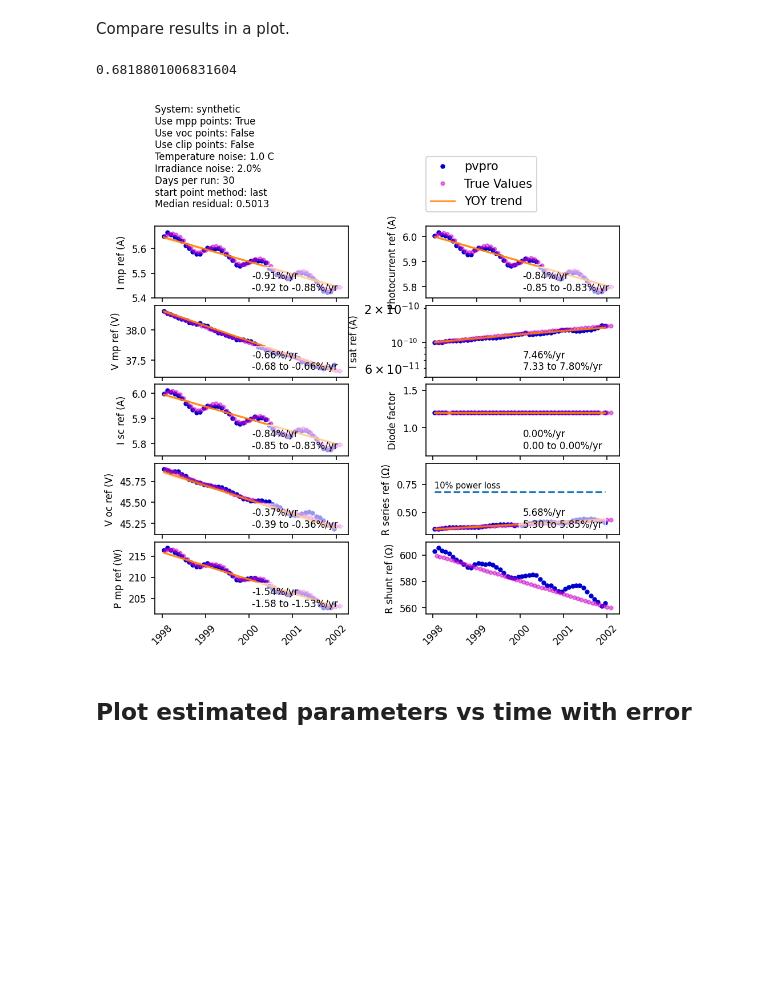
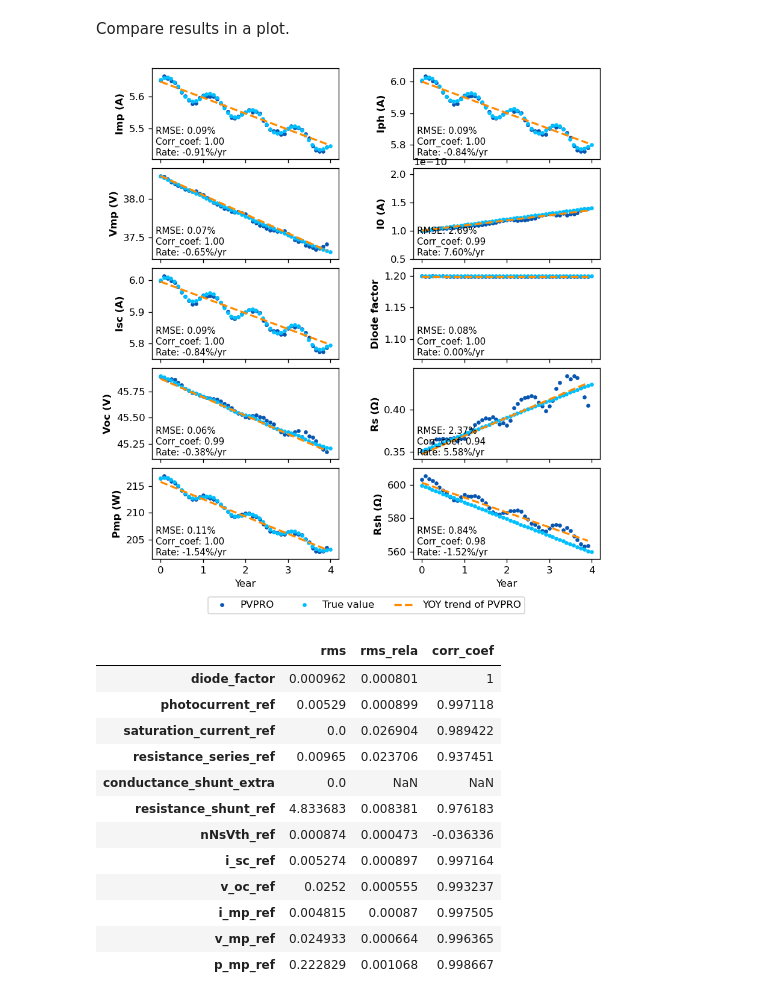
Before and after one commit to DuraMAT/pvpro, a Jupyter notebook: examples/Synthetic_analyze.ipynb, the cells around one changed output. Saved outputs shown, nothing was run; the diff lists cells and outputs as text; code cells hidden in the pictures; blank space fills up the shorter version.

Commit message:
Update of loading data, p0, plot

```diff
--- a/examples/Synthetic_analyze.ipynb
+++ b/examples/Synthetic_analyze.ipynb
@@ -43,11 +37,7 @@ from pvlib.temperature import sapm_module, sapm_cell
 # %% [markdown]
 Load data
 # %%
-import inspect
-import pvpro
-pvpro_abspath = os.path.dirname(os.path.abspath(inspect.getfile(pvpro)))
-filename =  os.path.join(pvpro_abspath,'data','NSRDB_data_compressed_123796_37.89_-122.26.npz')
-data = np.load(filename)
+data = np.load('./data/NSRDB_data_compressed_123796_37.89_-122.26.npz')
 # %%
 df = pd.DataFrame({'dni': data['dni'],
                    'ghi': data['ghi'],
@@ -134,7 +124,6 @@ df['nNsVth_ref'] = df['diode_factor'] * df['cells_in_series'] * kb / q * (
 df['photocurrent_ref'] = 6.0 - (0.05 * t_years - 0.025 * np.sin(2 * np.pi * t_years))
 df['saturation_current_ref'] = 1e-10 + 0.1e-10 * t_years
 df['resistance_shunt_ref'] = 600 - 10*t_years
-df['conductance_shunt_extra'] = 0.000 + 0.000 * t_years
 df['conductance_shunt_extra'] = 0.0
 df['resistance_series_ref'] = 0.35 + 0.02 * t_years
 df['band_gap_ref'] = 1.121
@@ -251,13 +239,5 @@ pvp.estimate_p0(
     boolean_mask = np.logical_and.reduce(
         (pvp.df['operating_cls']==0,
         pvp.df[pvp.irradiance_poa_key]>300)),
-    technology='mono-Si' # lbj
-
+    technology='mono-Si'
 )
-pvp.p0['diode_factor'] = 1.2 # lbj
-pvp.p0['saturation_current_ref'] = 1e-10 # lbj
-pvp.p0['resistance_series_ref'] = 0.35 # lbj
-pvp.p0['resistance_shunt_ref'] = 600 # lbj
-
-print('Estimated startpoint:')
-print(pvp.p0)
@@ -267,9 +244,9 @@ Estimated startpoint:
 # %% [markdown]
 Can set a custom startpoint if auto-chosen startpoint isn't great.
 # %%
-if False:
-    pvp.p0 = {'diode_factor': 1.2,
-          'photocurrent_ref': 5.9,
-          'saturation_current_ref': 6e-9,
-          'resistance_series_ref': 0.4,
-          'conductance_shunt_extra': 0.001}
+if True:
+    pvp.p0['saturation_current_ref'] = 1e-10
+    pvp.p0['resistance_series_ref'] = 0.35
+
+print('Estimated startpoint:')
+print(pvp.p0)
@@ -363,34 +337,52 @@ Compare results in a plot.
 # %%
 extra_text = 'System: {}\n'.format(pvp.system_name) + \
                  'Use mpp points: {}\n'.format(hyperparams['use_mpp_points']) + \
                  'Use voc points: {}\n'.format(hyperparams['use_voc_points']) + \
                  'Use clip points: {}\n'.format(hyperparams['use_clip_points']) + \
                  'Temperature noise: {} C\n'.format(temperature_noise_level) + \
                  'Irradiance noise: {:.1%} \n'.format(poa_noise_level) + \
                  'Days per run: {}\n'.format(hyperparams['days_per_run']) + \
                  'start point method: {}\n'.format(hyperparams['start_point_method']) + \
                  'Median residual: {:.4f}\n'.format(1000*np.median(pfit['residual']))
 
 # remove amonaly value
 keys_show = ['i_mp_ref', 'photocurrent_ref',
                     'v_mp_ref', 'saturation_current_ref',
                     'i_sc_ref', 'diode_factor',
                     'v_oc_ref', 'resistance_series_ref',
                     'p_mp_ref', 'resistance_shunt_ref'
                     ]
 for key in keys_show:
     para = pfit[key]
     inx = (para <np.mean(para)-3*np.std(para)) | (para >np.mean(para)+3*np.std(para))
     pfit[key][inx] = np.nan
 
 
-# Plot results
-plot_results_timeseries(pfit,yoy_result=yoy_result,
+# Plot estimated parameters vs time with error
+error_df = plot_results_timeseries_error(pfit,df = df,yoy_result=yoy_result,
                         extra_text=extra_text,
-                        compare=compare)
-plt.gcf().set_dpi(150)
+                        compare=compare,
+                        cal_error_synthetic = True,
+                        yoy_plot = True,
+                        legendloc = [0.3, -0.6]
+                        )
+plt.gcf().set_dpi(120)
+plt.show()
+
+# error of estimated parameters
+error_df
 # %% [output]
-0.6818801006831604
-[figure, old version]
+[figure, new version]
+|  | rms | rms_rela | corr_coef |
+| diode_factor | 0.000962 | 0.000801 | 1 |
+| photocurrent_ref | 0.00529 | 0.000899 | 0.997118 |
+| saturation_current_ref | 0.0 | 0.026904 | 0.989422 |
+| resistance_series_ref | 0.00965 | 0.023706 | 0.937451 |
+| conductance_shunt_extra | 0.0 | NaN | NaN |
+| resistance_shunt_ref | 4.833683 | 0.008381 | 0.976183 |
+| nNsVth_ref | 0.000874 | 0.000473 | -0.036336 |
+| i_sc_ref | 0.005274 | 0.000897 | 0.997164 |
+| v_oc_ref | 0.0252 | 0.000555 | 0.993237 |
+| i_mp_ref | 0.004815 | 0.00087 | 0.997505 |
+| v_mp_ref | 0.024933 | 0.000664 | 0.996365 |
+| p_mp_ref | 0.222829 | 0.001068 | 0.998667 |
-# %% [markdown]
-## Plot estimated parameters vs time with error
```
Also changed, not shown: parts of 10 cells of this notebook, 1 other file.
